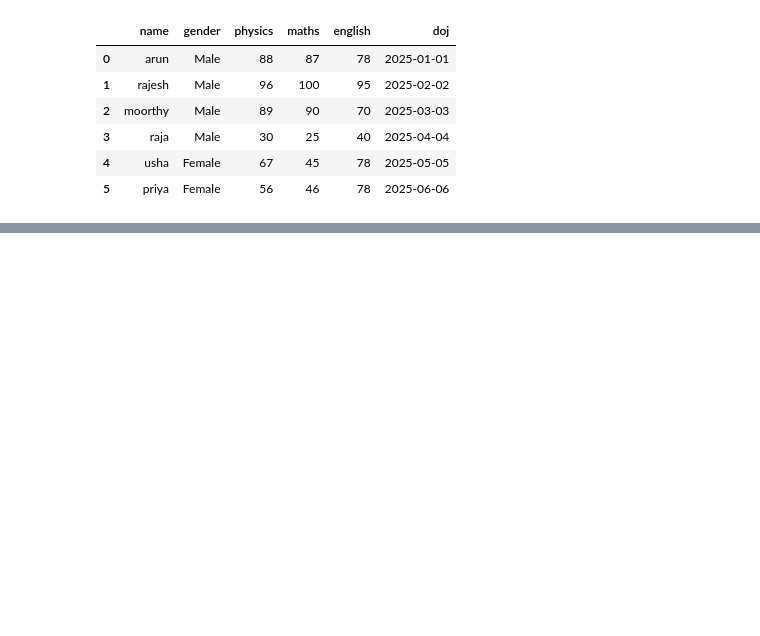
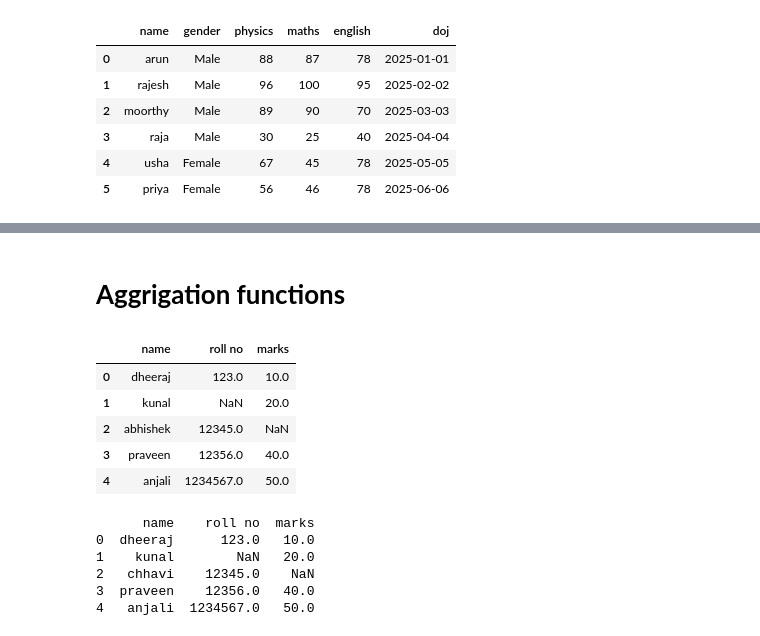
Before and after one commit to Chhavi0926/DS_45_InternshipDays, a Jupyter notebook: DAY_8.ipynb, the cells around one changed output, grey strips where cells are left out. Drawn from its saved outputs; the diff is of its cells as text; code cells hidden in the pictures; blank space fills up the shorter version.

```diff
--- a/DAY_8.ipynb
+++ b/DAY_8.ipynb
@@ -571,0 +604,41 @@ df
+# %% [markdown]
+# **Aggrigation functions**
+# %%
+import pandas as pd
+import numpy as np
+url = "https://raw.githubusercontent.com/rajendra0968jangid/Ds-Arya/main/file2.json"
+df = pd.read_json(url)
+df
+df['marks'].sum()
+df['marks'].mean()
+
+df['marks'].min()
+df['marks'].max()
+df['marks'].count()
+# df['marks'].agg(["sum","mean","min","max","count"])
+df['marks'].describe()
+df
+# %% [output]
+|  | name | roll no | marks |
+| 0 | dheeraj | 123.0 | 10.0 |
+| 1 | kunal | NaN | 20.0 |
+| 2 | abhishek | 12345.0 | NaN |
+| 3 | praveen | 12356.0 | 40.0 |
+| 4 | anjali | 1234567.0 | 50.0 |
+# %%
+import pandas as pd
+import numpy as np
+url = "https://raw.githubusercontent.com/rajendra0968jangid/Ds-Arya/main/file2.json"
+df = pd.read_json(url)
+df1 = pd.read_json(url)
+pd.concat([df,df1])
+pd.concat([df,df1],axis=1)
+df.loc[df['name'] == 'abhishek', 'name'] = 'chhavi'
+print(df)
+# %% [output]
+      name    roll no  marks
+0  dheeraj      123.0   10.0
+1    kunal        NaN   20.0
+2   chhavi    12345.0    NaN
+3  praveen    12356.0   40.0
+4   anjali  1234567.0   50.0
```
Also changed, not shown: parts of 5 cells of this notebook.
